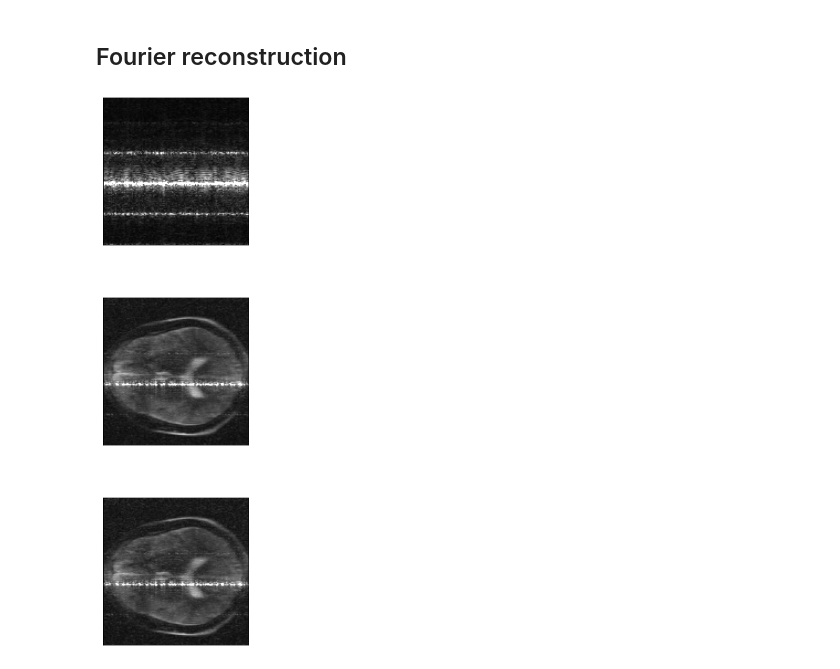
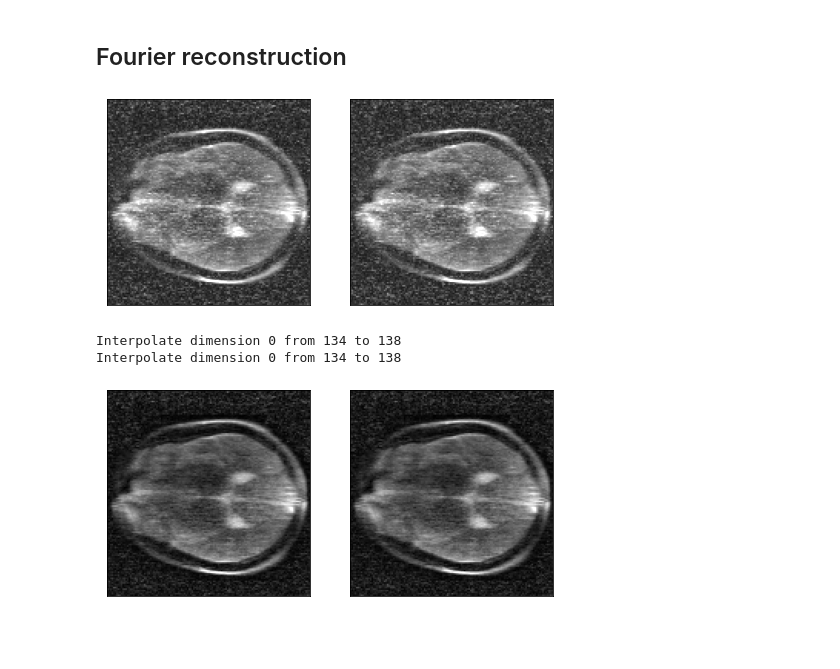
Before and after one commit to haddoc/mrir, a Jupyter notebook: notebooks/correct_ecg.ipynb, the cells around one changed output. Cells and saved outputs as stored; diff of their text form; code cells hidden in the pictures; blank space fills up the shorter version.

```diff
--- a/notebooks/correct_ecg.ipynb
+++ b/notebooks/correct_ecg.ipynb
@@ -62,16 +69,18 @@ for _b in range(num_bins):
 # %% [markdown]
 ## Plot k-space
 # %%
+# Apply readout FT
+spec_cor_all = np.fft.fftshift(np.fft.fft(data_cor_all, axis=-1), axes=-1)
+spec_cor_esensor = np.fft.fftshift(np.fft.fft(data_cor_esensor, axis=-1), axes=-1)
+
 ch = 0
 n_lines = 1000
-max_k = np.max(np.abs(data_cor_all))
-fig, ax = plt.subplots(nrows=3, ncols=1, sharex=True, figsize=(4,8))
-ax[0].set_title("No correction")
-ax[0].imshow(np.squeeze(np.abs(data['scan'][:n_lines, ch, :])).T, aspect='auto', vmin=0, vmax=max_k/5)
-ax[1].set_title("With E-sensor")
-ax[1].imshow(np.squeeze(np.abs(data_cor_all[:n_lines, ch, :])).T, aspect='auto', vmin=0, vmax=max_k/5)
-ax[2].set_title("Without E-sensor")
-ax[2].imshow(np.squeeze(np.abs(data_cor_no_esensor[:n_lines, ch, :])).T, aspect='auto', vmin=0, vmax=max_k/5)
+max_k = np.max(np.abs(spec_cor_all))
+fig, ax = plt.subplots(nrows=2, ncols=1, sharex=True, figsize=(8,8))
+ax[0].set_title("Standard")
+ax[0].imshow(np.squeeze(np.abs(spec_cor_all[:n_lines, ch, :])).T, aspect='auto', vmin=0, vmax=max_k/20)
+ax[1].set_title("2-pass")
+ax[1].imshow(np.squeeze(np.abs(spec_cor_esensor[:n_lines, ch, :])).T, aspect='auto', vmin=0, vmax=max_k/20)
 # fig.savefig("methods_rejection_kspace.tif", dpi=600, format="tiff")
 # %% [output]
 <matplotlib.image.AxesImage at 0x...>
@@ -79,36 +88,55 @@ ax[2].imshow(np.squeeze(np.abs(data_cor_no_esensor[:n_lines, ch, :])).T, aspect=
 # %% [markdown]
 ## Fourier reconstruction
 # %%
-# Apply readout FT
-spec_scan = np.fft.fftshift(np.fft.fft(data['scan'], axis=-1), axes=-1)
-spec_cor_all = np.fft.fftshift(np.fft.fft(data_cor_all, axis=-1), axes=-1)
-spec_cor_no_esensor = np.fft.fftshift(np.fft.fft(data_cor_no_esensor, axis=-1), axes=-1)
 # Apply non-uniform FT
 encode_op = NFFT(k_coords=k_2d, image_size=matrix_size[1:], n_channels=num_channels_signal)
 dims_4d = np.concatenate((matrix_size, [num_channels_signal]))
-img_nocor = np.zeros(dims_4d, dtype=np.complex64)
 img_cor_all = np.zeros(dims_4d, dtype=np.complex64)
-img_cor_no_esensor = np.zeros(dims_4d, dtype=np.complex64)
-for _f in range(spec_scan.shape[-1]):
-    img_nocor[_f, :, :, :] = encode_op.adjoint(spec_scan[:, :8, _f])
+img_cor_esensor = np.zeros(dims_4d, dtype=np.complex64)
+for _f in range(spec_cor_all.shape[-1]):
     img_cor_all[_f, :, :, :] = encode_op.adjoint(spec_cor_all[:, :, _f])
-    img_cor_no_esensor[_f, :, :, :] = encode_op.adjoint(spec_cor_no_esensor[:, :, _f])
+    img_cor_esensor[_f, :, :, :] = encode_op.adjoint(spec_cor_esensor[:, :, _f])
 # %%
 # Plot data
-sos_nocor = np.sqrt(np.sum(np.abs(img_nocor) ** 2, axis=-1))
-# sos_nocor = np.abs(img_nocor[..., 7])
 sos_cor_all = np.sqrt(np.sum(np.abs(img_cor_all) ** 2, axis=-1))
-sos_cor_no_esensor = np.sqrt(np.sum(np.abs(img_cor_no_esensor) ** 2, axis=-1))
+sos_cor_esensor = np.sqrt(np.sum(np.abs(img_cor_esensor) ** 2, axis=-1))
 
-scaling = 5
+scaling = 3
 slc = 17
-fig, ax = plt.subplots(nrows=3, ncols=1, figsize=(4,16))
-ax[0].imshow(np.abs(sos_nocor[:, :, slc]), cmap='gray', vmin=0, vmax=scaling * np.mean(sos_nocor))
-ax[1].imshow(np.abs(sos_cor_all[:, :, slc]), cmap='gray', vmin=0, vmax=scaling * np.mean(sos_cor_all))
-ax[2].imshow(np.abs(sos_cor_no_esensor[:, :, slc]), cmap='gray', vmin=0, vmax=scaling * np.mean(sos_cor_no_esensor))
+fig, ax = plt.subplots(nrows=1, ncols=2, figsize=(8,4))
+ax[0].imshow(np.abs(sos_cor_all[:, :, slc]), cmap='gray', vmin=0, vmax=scaling * np.mean(sos_cor_all))
+ax[1].imshow(np.abs(sos_cor_esensor[:, :, slc]), cmap='gray', vmin=0, vmax=scaling * np.mean(sos_cor_all))
 for a in ax:
     a.set_xticks([])
     a.set_yticks([])
 # fig.savefig("methods_rejection_image.tif", dpi=600, format="tiff")
 # %% [output]
-[figure, old version]
+[figure, new version]
+# %%
+from source.combine import CoilCombo
+# Get data for prewhitening using weighted k-space
+wr = np.abs(np.linspace(-1, 1, data_cor_all.shape[-1]))
+wr = wr / max(wr) > 0.9
+wr = wr.astype(float)
+wp = np.sqrt(np.sum(np.abs(k_2d) ** 2, axis=-1))
+wp = wp / np.max(wp) > 0.9
+wp = wp.astype(float)
+w_all = np.dot(wr[:, np.newaxis], wp[:, np.newaxis].T)
+w_all = np.transpose(np.tile(w_all[:, :, np.newaxis], num_channels_signal), [1, 2, 0])
+data_weighted = data_cor_all * w_all
+data_weighted_e = data_cor_esensor * w_all
+
+comb_complex = CoilCombo(matrix_size=matrix_size, size_patch=[6, 6, 3])
+im_adapt = comb_complex.forward(img_cor_all, data_noise=data_weighted, flag_prewhite=False, mode='adaptive')
+im_adapt_e = comb_complex.forward(img_cor_esensor, data_noise=data_weighted_e, flag_prewhite=False, mode='adaptive')
+
+fig, ax = plt.subplots(nrows=1, ncols=2, figsize=(8,4))
+ax[0].imshow(np.abs(im_adapt[:, :, slc]), cmap='gray', vmin=0, vmax=5 * np.mean(np.abs(im_adapt)))
+ax[1].imshow(np.abs(im_adapt_e[:, :, slc]), cmap='gray', vmin=0, vmax=5 * np.mean(np.abs(im_adapt_e)))
+for a in ax:
+    a.set_xticks([])
+    a.set_yticks([])
+# %% [output]
+Interpolate dimension 0 from 134 to 138
+Interpolate dimension 0 from 134 to 138
+[figure, added]
```
Also changed, not shown: parts of 3 cells of this notebook, 6 other files.
